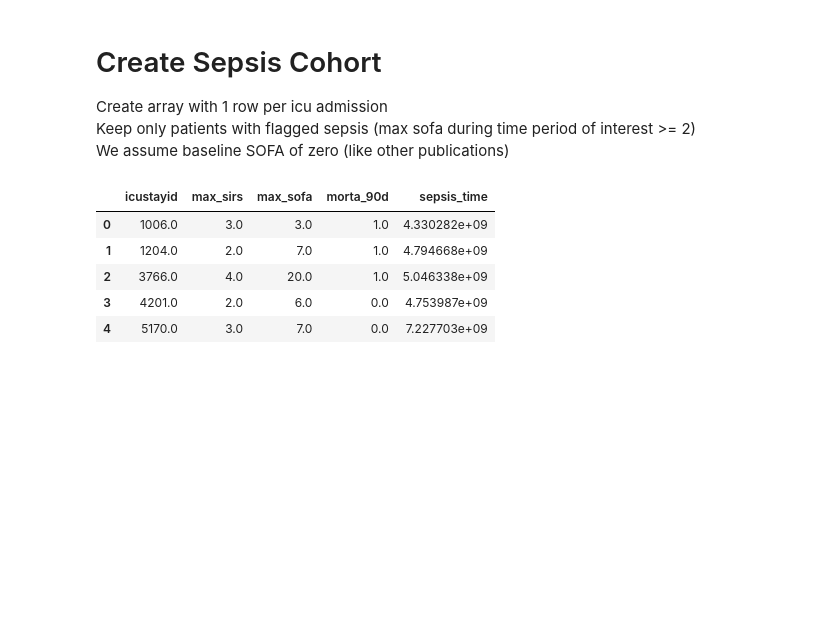
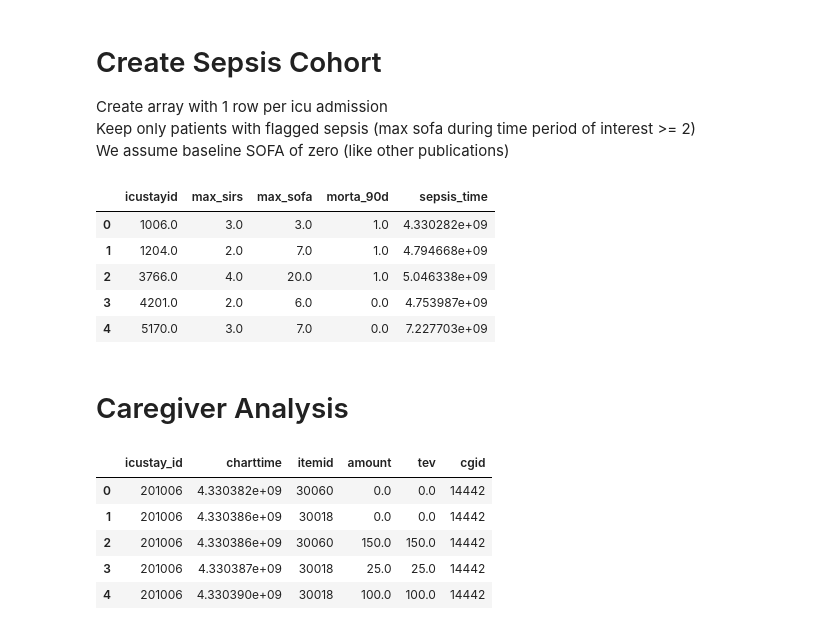
Before and after one commit to faaizT/AI_Clinician, a Jupyter notebook: AIClinician_sepsis3_def.ipynb, the cells around one changed output. Saved outputs shown, nothing was run; the diff lists cells and outputs as text; code cells hidden in the pictures; blank space fills up the shorter version.

```diff
--- a/AIClinician_sepsis3_def.ipynb
+++ b/AIClinician_sepsis3_def.ipynb
@@ -852,0 +856,11 @@ sepsis.to_csv('/Users/faaiz/exportdir/sepsis.csv', index = False)
+# %% [markdown]
+# Caregiver Analysis
+# %%
+inputCV.head()
+# %% [output]
+|  | icustay_id | charttime | itemid | amount | tev | cgid |
+| 0 | 201006 | 4.330382e+09 | 30060 | 0.0 | 0.0 | 14442 |
+| 1 | 201006 | 4.330386e+09 | 30018 | 0.0 | 0.0 | 14442 |
+| 2 | 201006 | 4.330386e+09 | 30060 | 150.0 | 150.0 | 14442 |
+| 3 | 201006 | 4.330387e+09 | 30018 | 25.0 | 25.0 | 14442 |
+| 4 | 201006 | 4.330390e+09 | 30018 | 100.0 | 100.0 | 14442 |
```
Also changed, not shown: parts of 5 cells of this notebook, 1 other file.
